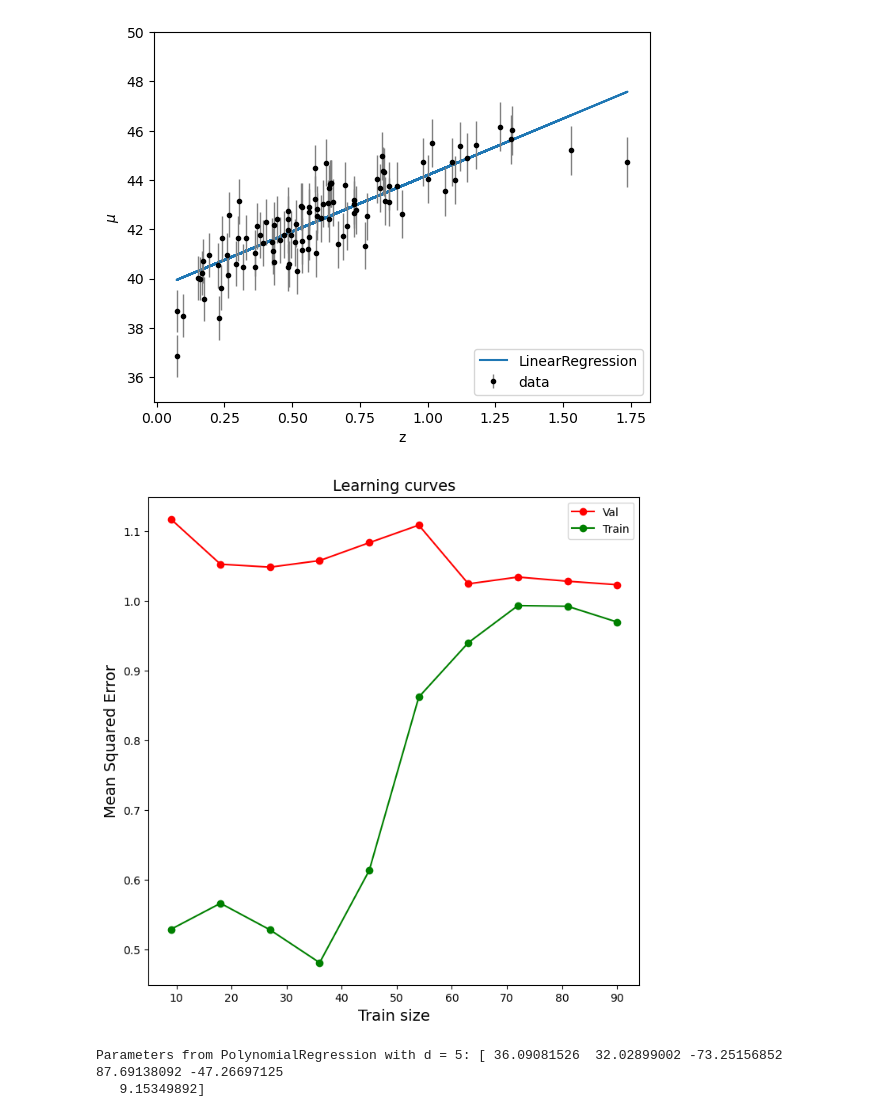
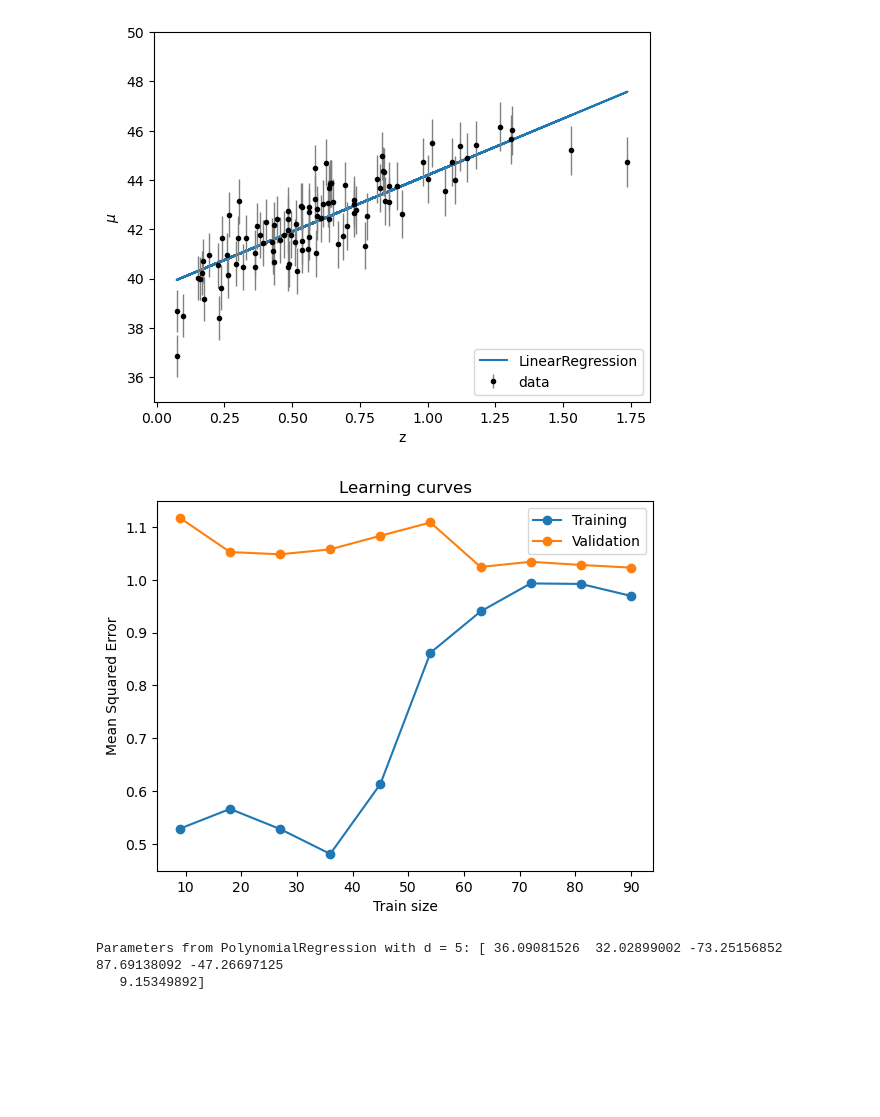
Before and after one commit to ebianchi803/astrostatistics_bicocca_2026, a Jupyter notebook: working/L17.ipynb, the cells around one changed output. Drawn from its saved outputs; the diff is of its cells as text; code cells hidden in the pictures; blank space fills up the shorter version.

```diff
--- a/working/L17.ipynb
+++ b/working/L17.ipynb
@@ -55,31 +55,29 @@ plt.ylim(35,50);
 # %%
 from sklearn.preprocessing import StandardScaler
 from sklearn.model_selection import learning_curve
 
-nrange = np.arange(1,20)
+
 scaler = StandardScaler()
 Xscaled = scaler.fit_transform(X)
 
 lin_reg = LinearRegression()
 # Ten training sample sizes from 10% to 100%
 train_sizes, train_scores_linreg, test_scores_linreg = \
     learning_curve(lin_reg, Xscaled, y, train_sizes=np.linspace(0.1, 1, 10), \
     scoring="neg_mean_squared_error", cv=10)
 
-fig = plt.figure(figsize=(8, 8))
+plt.plot(train_sizes, -train_scores_linreg.mean(1), 'o-', label="Training")
+plt.plot(train_sizes, -test_scores_linreg.mean(1), 'o-', label="Validation")
 
-plt.plot(train_sizes, -test_scores_linreg.mean(1), 'o-', color="r", label="Val")
-plt.plot(train_sizes, -train_scores_linreg.mean(1), 'o-', color="g", label="Train")
-
-plt.xlabel("Train size",fontsize=14)
-plt.ylabel("Mean Squared Error",fontsize=14)
-plt.title('Learning curves',fontsize=14)
+plt.xlabel("Train size")
+plt.ylabel("Mean Squared Error")
+plt.title('Learning curves')
 plt.legend(loc="best");
 #plt.ylim(0,200)
 
 #plt.show()
 # %% [output]
-[figure, old version]
+[figure, new version]
 # %%
 # Adding new data points should help (variance dominated)
 # %%
```
Also changed, not shown: parts of 4 cells of this notebook.
